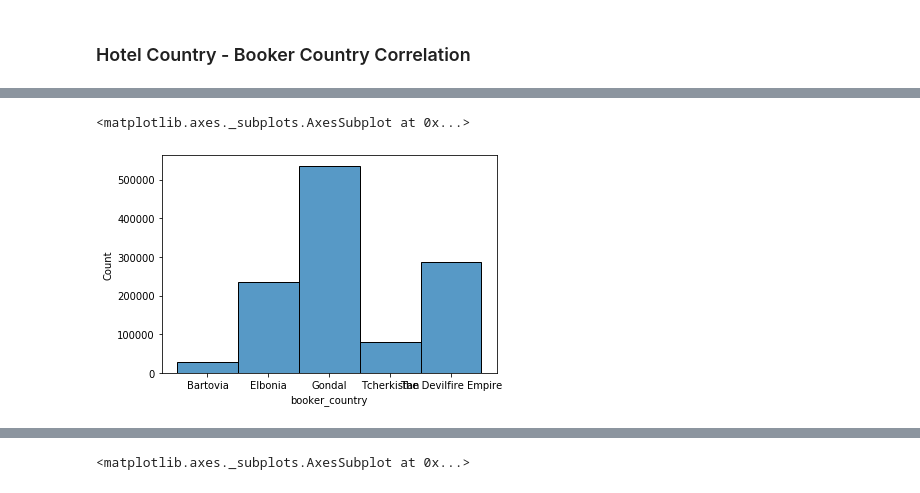
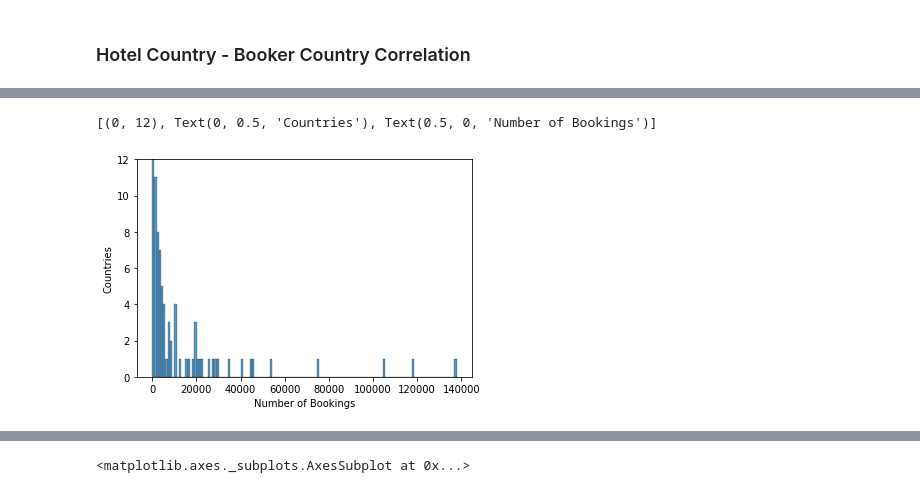
Before and after one commit to okz12/bookingdotcom-challenge, a Jupyter notebook: 2. EDA.ipynb, the cells around one changed output, grey strips where cells are left out. Cells and saved outputs as stored; diff of their text form; code cells hidden in the pictures.

Commit message:
plotted hotel <> booker country graphs

```diff
--- a/2. EDA.ipynb
+++ b/2. EDA.ipynb
@@ -32,5 +28,6 @@ sns.histplot(df['hotel_country']) # use counter / bin and plot by frequency
-# %%
-sns.histplot(df['booker_country'])
-# %% [output]
-<matplotlib.axes._subplots.AxesSubplot at 0x...>
-[figure, removed]
+# %%
+g = sns.histplot(Counter(df['hotel_country']))
+g.set(ylim = (0,12), xlabel = 'Number of Bookings', ylabel = 'Countries')
+# %% [output]
+[(0, 12), Text(0, 0.5, 'Countries'), Text(0.5, 0, 'Number of Bookings')]
+[figure, added]
```
Also changed, not shown: parts of 4 cells of this notebook.
